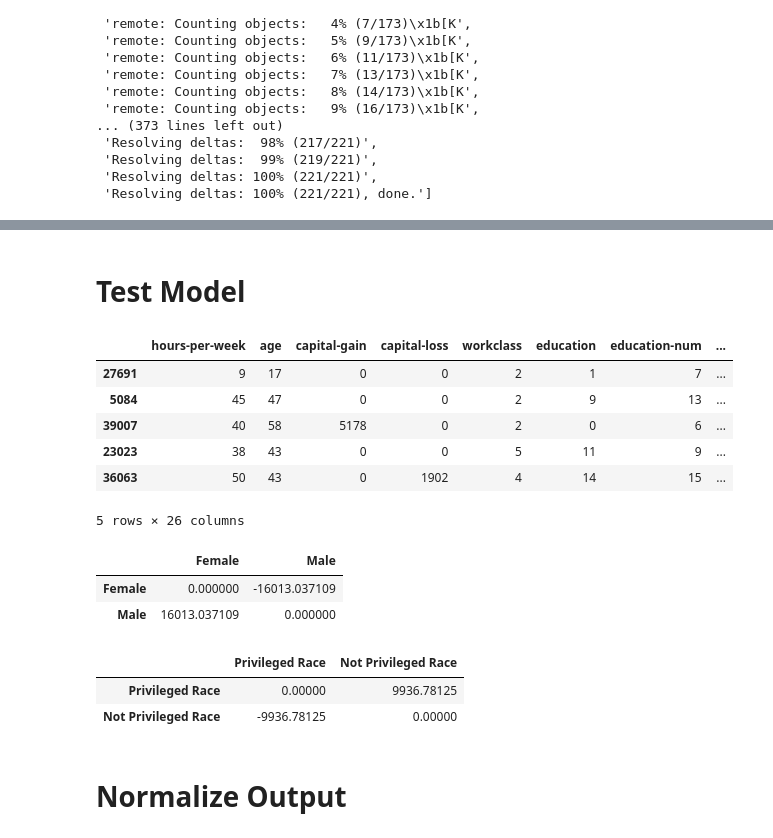
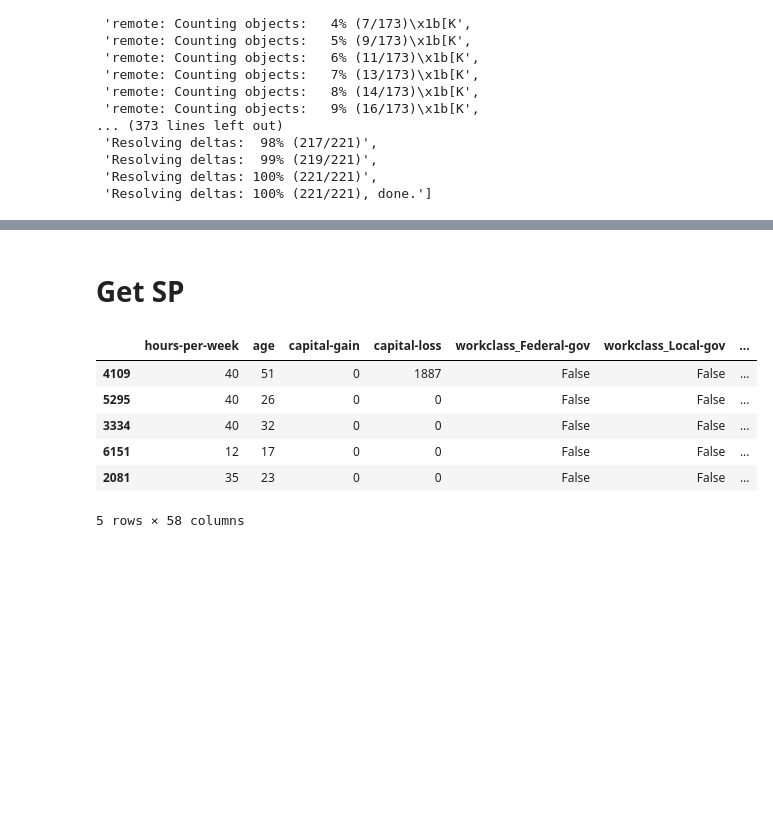
Before and after one commit to Jagoda222/HCML_2, a Jupyter notebook: David_1.ipynb, the cells around one changed output, grey strips where cells are left out. Saved outputs shown, nothing was run; the diff lists cells and outputs as text; code cells hidden in the pictures; blank space fills up the shorter version.

```diff
--- a/David_1.ipynb
+++ b/David_1.ipynb
@@ -251,12 +46,0 @@ privilege_country = {
-# %%
-df['workclass_mapped'] = df['workclass'].map(mapping)
-df['education_mapped'] = df['education'].map(education_mapping)
-df['marital_mapped'] = df['marital-status'].map(marital_mapping)
-df['continent'] = df['native-country'].map(continent_mapping)
-df['relationship_mapped'] = df['relationship'].map(relationship_mapping)
-df['race_privilige'] = df['race'].map(privilege_race).fillna('Not Privileged Race')
-df['workclass_privilige'] = df['workclass_mapped'].map(privilege_workclass)
-df['education_privilige'] = df['education_mapped'].map(privilege_education)
-df['marital_privilige'] = df['marital_mapped'].map(privilege_marital)
-df['relationship_privilige'] = df['relationship_mapped'].map(privilege_relationship)
-df['country_privilege'] = df['native-country'].map(privilege_country).fillna('Not Privileged Country')
@@ -394,2 +46,0 @@ y_pred = xgb_reg.predict(X_test)
-# %% [markdown]
-# Test Model
@@ -396,13 +73,46 @@ y_pred = xgb_reg.predict(X_test)
+# %% [markdown]
+# Get SP
+# %%
+# prot_attrs = [col for col in X_train.columns if col.startswith('race_') or col.startswith('gender_')]
+
+# y_train_float = np.array(y_train, dtype=np.float64)
+
+# ph = phi.phi_control(pd.Series(y_train_float))
+# phis = np.array(phi.phi(pd.Series(y_train_float), ph), dtype=np.float64)
+# loss = id_loss(ph, X_train, prot_attrs, approx=False)
+
+# model = xgb.XGBRegressor(
+#     objective=loss,
+#     n_estimators=30,
+#     max_depth=3,
+#     learning_rate=0.2,
+#     random_state=42,
+#     n_jobs=-1
+# )
+
+
+xgb_reg = xgb.XGBRegressor(
+    # objective=loss,
+    n_estimators=30,
+    max_depth=3,
+    learning_rate=0.2,
+    random_state=42,
+    n_jobs=-1
+)
+
+
+xgb_reg.fit(X_train, y_train)
+y_pred = xgb_reg.predict(X_val)
 # %%
-pred_df = test_set.copy()
+pred_df = X_val.copy()
 pred_df['pred_income'] = y_pred
 pred_df['pred_income'] = pred_df['pred_income'].round(2)
 pred_df.head()
 # %% [output]
-|  | hours-per-week | age | capital-gain | capital-loss | workclass | education | education-num | ... |
-| 27691 | 9 | 17 | 0 | 0 | 2 | 1 | 7 | ... |
-| 5084 | 45 | 47 | 0 | 0 | 2 | 9 | 13 | ... |
-| 39007 | 40 | 58 | 5178 | 0 | 2 | 0 | 6 | ... |
-| 23023 | 38 | 43 | 0 | 0 | 5 | 11 | 9 | ... |
-| 36063 | 50 | 43 | 0 | 1902 | 4 | 14 | 15 | ... |
+|  | hours-per-week | age | capital-gain | capital-loss | workclass_Federal-gov | workclass_Local-gov | ... |
+| 4109 | 40 | 51 | 0 | 1887 | False | False | ... |
+| 5295 | 40 | 26 | 0 | 0 | False | False | ... |
+| 3334 | 40 | 32 | 0 | 0 | False | False | ... |
+| 6151 | 12 | 17 | 0 | 0 | False | False | ... |
+| 2081 | 35 | 23 | 0 | 0 | False | False | ... |
-5 rows × 26 columns
+5 rows × 58 columns
@@ -432,14 +118,0 @@ race_sp = rename_matrix(race_sp, 'race_privilige')
-# %%
-gender_sp
-# %% [output]
-|  | Female | Male |
-| Female | 0.000000 | -16013.037109 |
-| Male | 16013.037109 | 0.000000 |
-# %%
-race_sp
-# %% [output]
-|  | Privileged Race | Not Privileged Race |
-| Privileged Race | 0.00000 | 9936.78125 |
-| Not Privileged Race | -9936.78125 | 0.00000 |
-# %% [markdown]
-# Normalize Output
```
Also changed, not shown: parts of 21 cells of this notebook.
